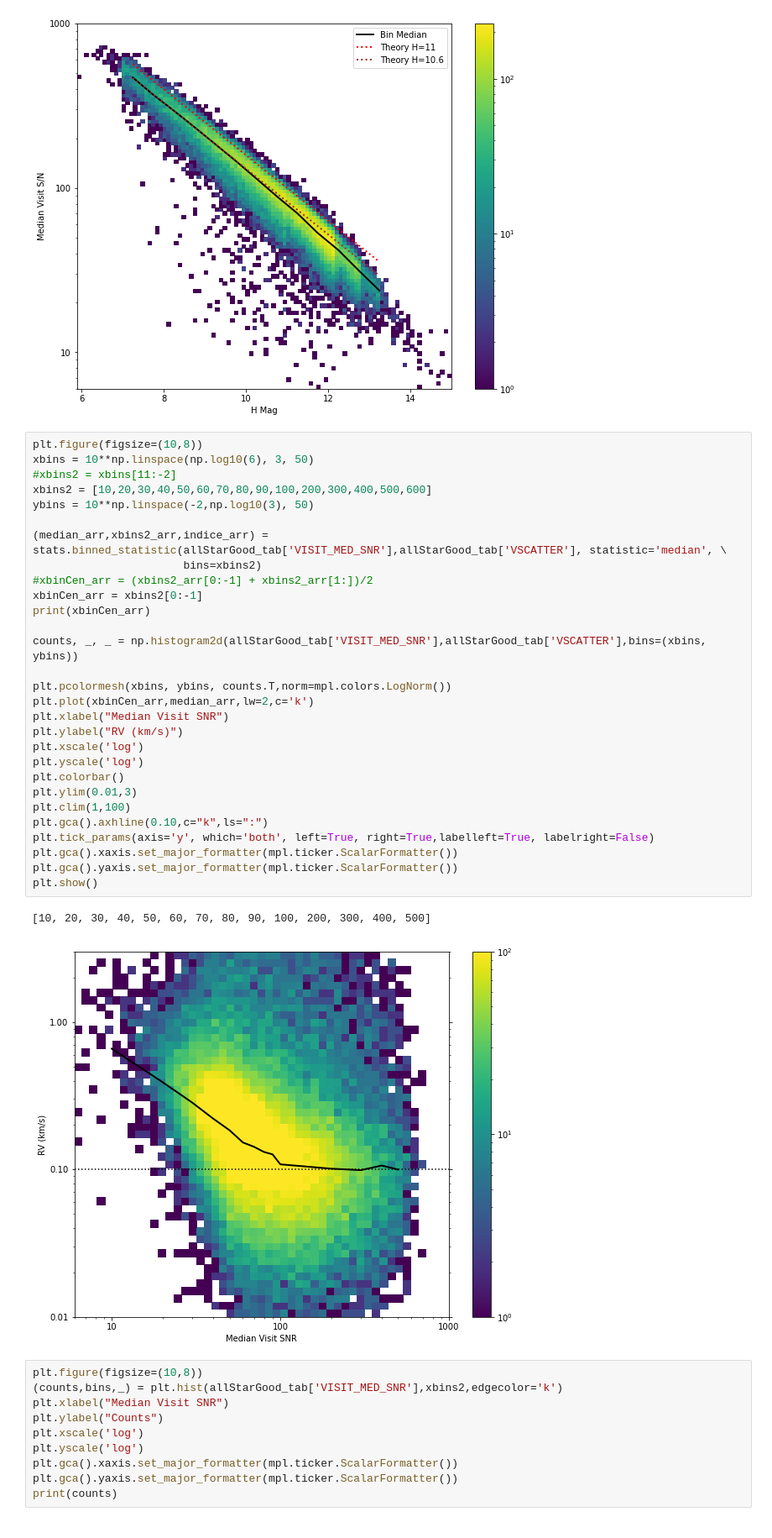
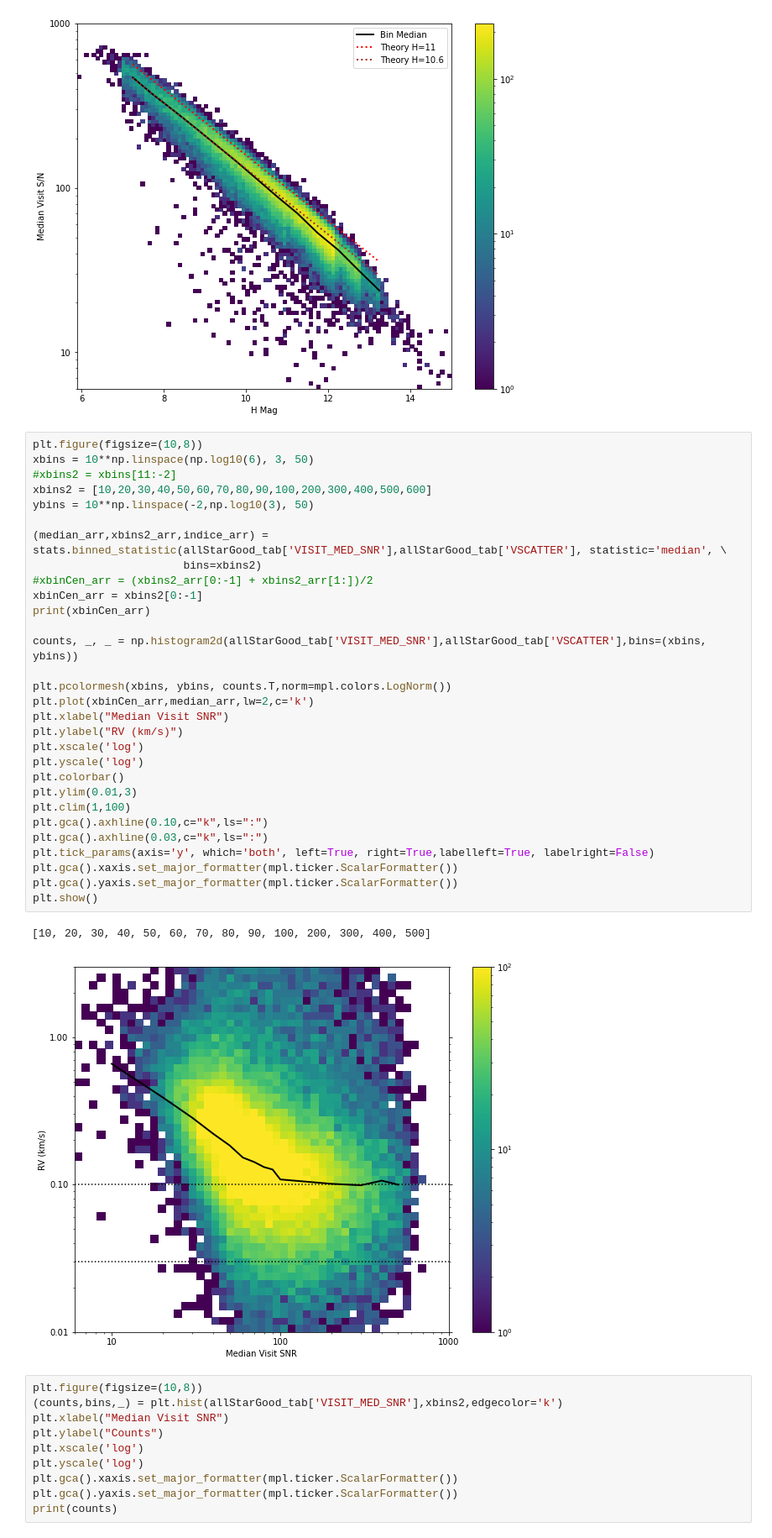
Before and after one commit to deleenm/SDSS-V_Commission, a Jupyter notebook: DR12_RVs.ipynb, the cells around one changed output. Shown at 84% size. Cells and saved outputs as stored; diff of their text form.

Commit message:
Added the>6000K plot and 30 m/s line to various graphs

```diff
--- a/DR12_RVs.ipynb
+++ b/DR12_RVs.ipynb
@@ -241,34 +241,35 @@ Zeropoint: 10.58 +/- 0.011
 plt.figure(figsize=(10,8))
 xbins = 10**np.linspace(np.log10(6), 3, 50)
 #xbins2 = xbins[11:-2]
 xbins2 = [10,20,30,40,50,60,70,80,90,100,200,300,400,500,600]
 ybins = 10**np.linspace(-2,np.log10(3), 50)
 
 (median_arr,xbins2_arr,indice_arr) = stats.binned_statistic(allStarGood_tab['VISIT_MED_SNR'],allStarGood_tab['VSCATTER'], statistic='median', \
                        bins=xbins2)
 #xbinCen_arr = (xbins2_arr[0:-1] + xbins2_arr[1:])/2
 xbinCen_arr = xbins2[0:-1]
 print(xbinCen_arr)
 
 counts, _, _ = np.histogram2d(allStarGood_tab['VISIT_MED_SNR'],allStarGood_tab['VSCATTER'],bins=(xbins, ybins))
 
 plt.pcolormesh(xbins, ybins, counts.T,norm=mpl.colors.LogNorm())
 plt.plot(xbinCen_arr,median_arr,lw=2,c='k')
 plt.xlabel("Median Visit SNR")
 plt.ylabel("RV (km/s)")
 plt.xscale('log')
 plt.yscale('log')
 plt.colorbar()
 plt.ylim(0.01,3)
 plt.clim(1,100)
 plt.gca().axhline(0.10,c="k",ls=":")
+plt.gca().axhline(0.03,c="k",ls=":")
 plt.tick_params(axis='y', which='both', left=True, right=True,labelleft=True, labelright=False)
 plt.gca().xaxis.set_major_formatter(mpl.ticker.ScalarFormatter())
 plt.gca().yaxis.set_major_formatter(mpl.ticker.ScalarFormatter())
 plt.show()
 # %% [output]
 [10, 20, 30, 40, 50, 60, 70, 80, 90, 100, 200, 300, 400, 500]
-[figure, old version]
+[figure, new version]
 # %%
 plt.figure(figsize=(10,8))
 (counts,bins,_) = plt.hist(allStarGood_tab['VISIT_MED_SNR'],xbins2,edgecolor='k')
```
Also changed, not shown: parts of 8 cells of this notebook, 3 other files.
